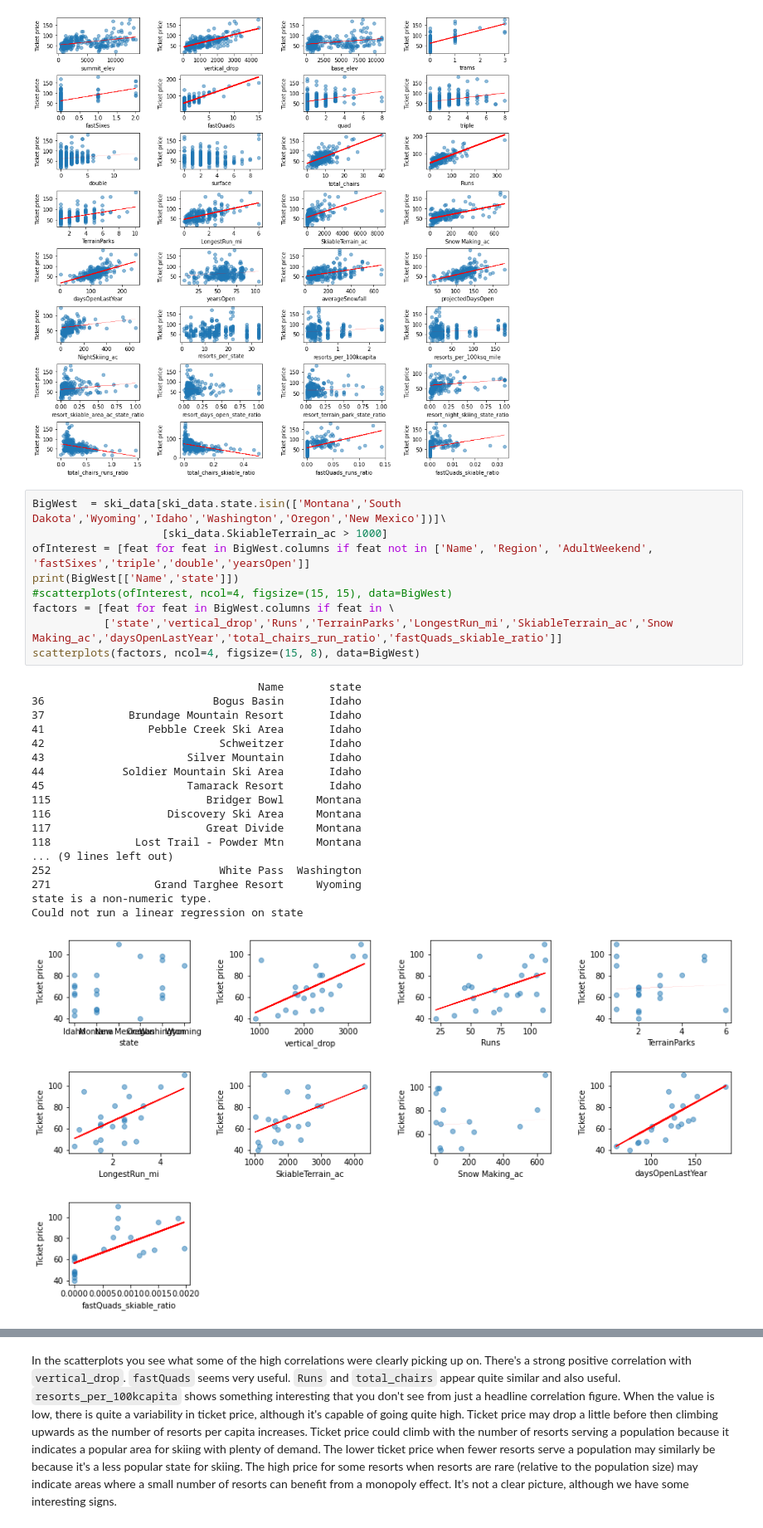
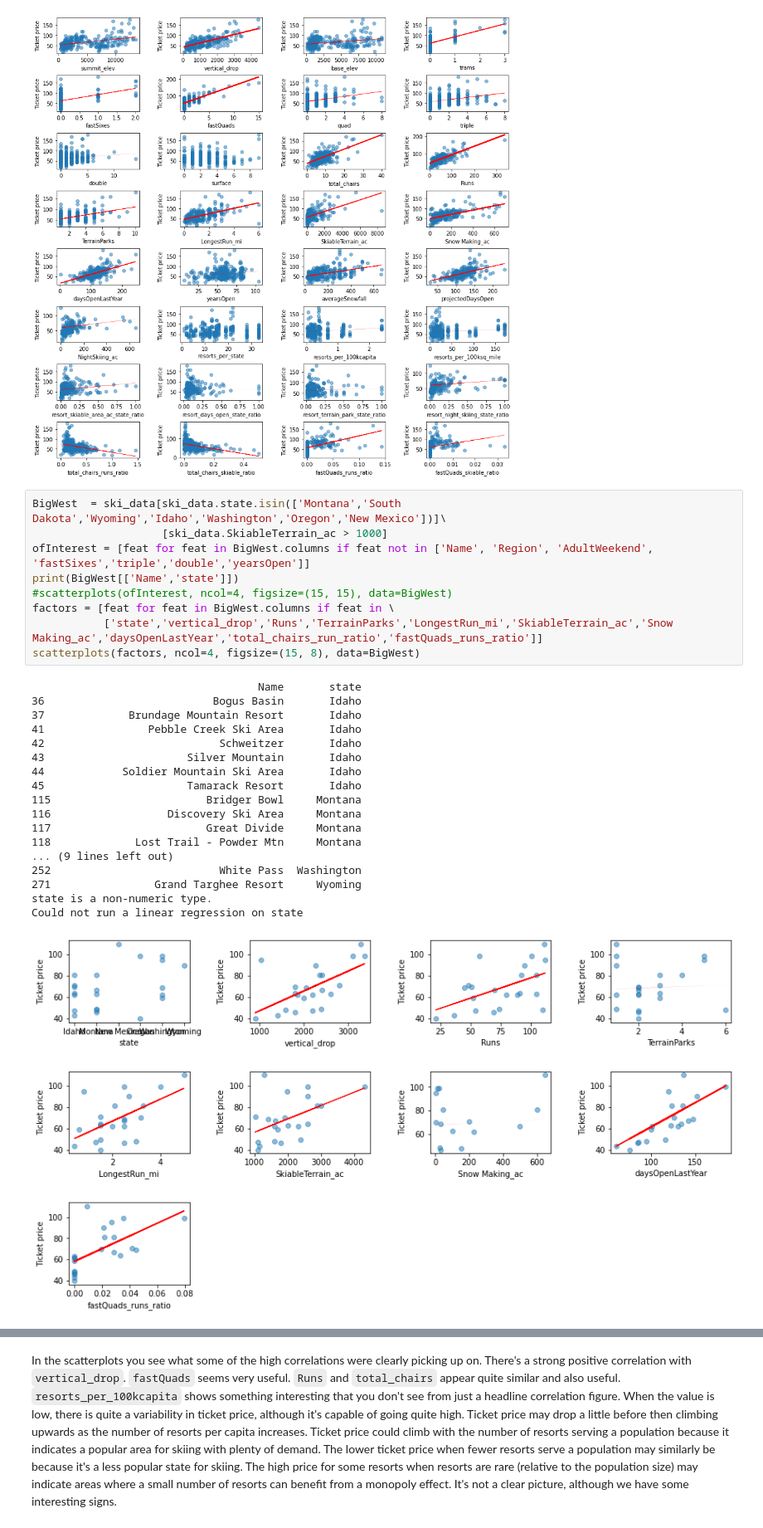
Before and after one commit to BradDoty/DataScienceGuidedCapstone, a Jupyter notebook: Notebooks/03_exploratory_data_analysis.ipynb, the cells around one changed output, grey strips where cells are left out. Shown at 83% size. Saved outputs shown, nothing was run; the diff lists cells and outputs as text.

Commit message:
Selected fastQuads per run, over fastQuads per skiable area.

```diff
--- a/Notebooks/03_exploratory_data_analysis.ipynb
+++ b/Notebooks/03_exploratory_data_analysis.ipynb
@@ -994,30 +994,30 @@ scatterplots(features, ncol=4, figsize=(15, 15))
 # %%
 BigWest  = ski_data[ski_data.state.isin(['Montana','South Dakota','Wyoming','Idaho','Washington','Oregon','New Mexico'])]\
                     [ski_data.SkiableTerrain_ac > 1000]
 ofInterest = [feat for feat in BigWest.columns if feat not in ['Name', 'Region', 'AdultWeekend', 'fastSixes','triple','double','yearsOpen']]
 print(BigWest[['Name','state']])
 #scatterplots(ofInterest, ncol=4, figsize=(15, 15), data=BigWest)
 factors = [feat for feat in BigWest.columns if feat in \
-           ['state','vertical_drop','Runs','TerrainParks','LongestRun_mi','SkiableTerrain_ac','Snow Making_ac','daysOpenLastYear','total_chairs_run_ratio','fastQuads_skiable_ratio']]
+           ['state','vertical_drop','Runs','TerrainParks','LongestRun_mi','SkiableTerrain_ac','Snow Making_ac','daysOpenLastYear','total_chairs_run_ratio','fastQuads_runs_ratio']]
 scatterplots(factors, ncol=4, figsize=(15, 8), data=BigWest)
 # %% [output]
                                    Name       state
 36                          Bogus Basin       Idaho
 37             Brundage Mountain Resort       Idaho
 41                Pebble Creek Ski Area       Idaho
 42                           Schweitzer       Idaho
 43                      Silver Mountain       Idaho
 44            Soldier Mountain Ski Area       Idaho
 45                      Tamarack Resort       Idaho
 115                        Bridger Bowl     Montana
 116                  Discovery Ski Area     Montana
 117                        Great Divide     Montana
 118             Lost Trail - Powder Mtn     Montana
 ... (9 lines left out)
 252                          White Pass  Washington
 271                Grand Targhee Resort     Wyoming
 state is a non-numeric type.
 Could not run a linear regression on state
-[figure, old version]
+[figure, new version]
 # %%
 #ColoUtah = ski_data[ski_data.state.isin(['Colorado','Utah'])][ski_data.SkiableTerrain_ac > 1000]
```
Also changed, not shown: parts of 1 cell of this notebook.
